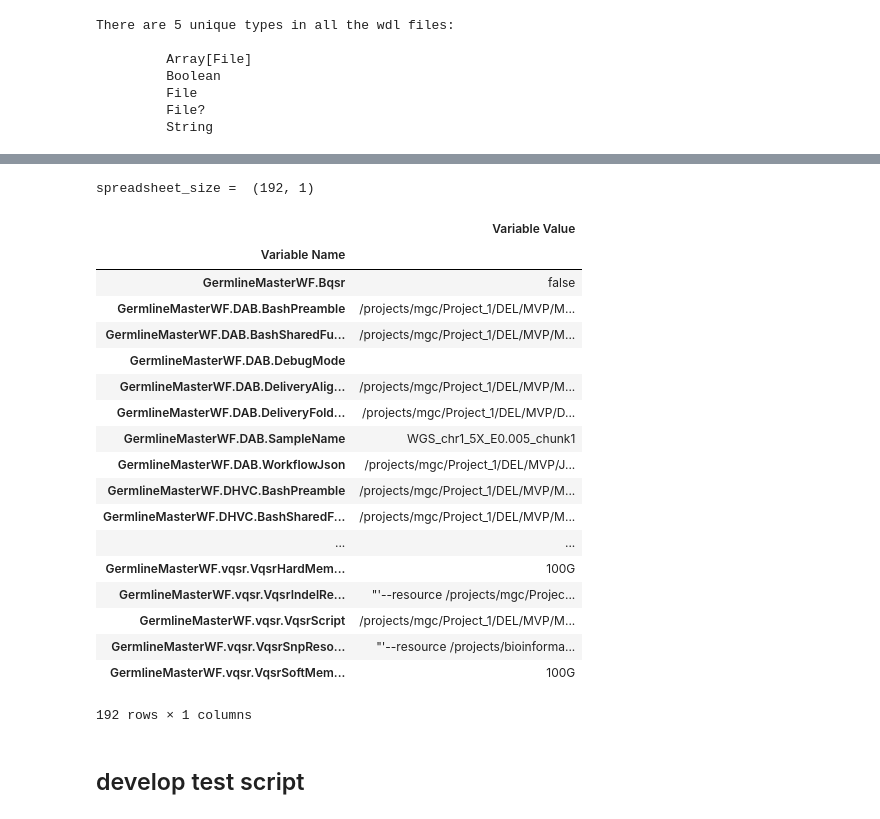
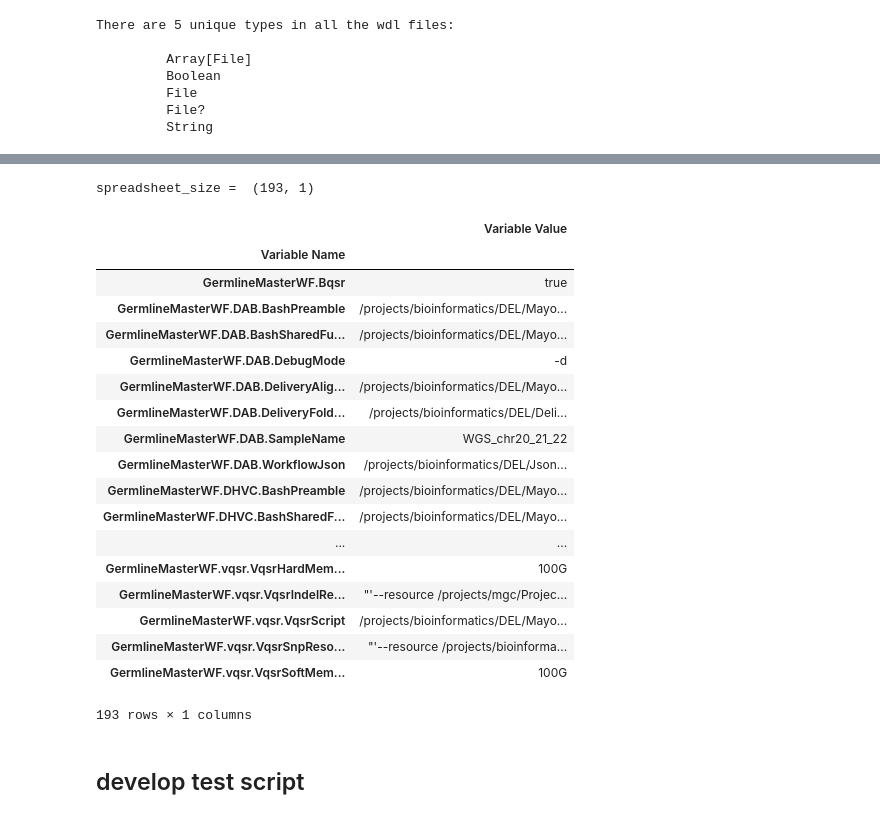
Before and after one commit to dlanier/pipe_tools, a Jupyter notebook: notebooksMayoCode/wdl_variables_spreadsheet.ipynb, the cells around one changed output, grey strips where cells are left out. Saved outputs shown, nothing was run; the diff lists cells and outputs as text; code cells hidden in the pictures.

```diff
--- a/notebooksMayoCode/wdl_variables_spreadsheet.ipynb
+++ b/notebooksMayoCode/wdl_variables_spreadsheet.ipynb
@@ -1,7 +1,7 @@
 # %%
 import warnings
 warnings.filterwarnings('ignore')
-# pandas quard
+# pandas future quard
 
 import os
 import sys
@@ -11,7 +11,10 @@ import numpy as np
 import pandas as pd
 import yaml
 
-clone_base = '/Users/mojo/git_clone/SAM_BAM/'
+clone_base = '/projects/bioinformatics/DEL'
+config_base = clone_base
+
 wdl_directory = os.path.join(clone_base,'MayomicsVC/src/wdl')
+
 os.listdir(wdl_directory)
 # %% [output]
@@ -232,48 +233,48 @@ wdl_df
 # %%
 import yaml
 
 def read_json_to_df(full_filename):
     """ Usage: json_df = read_json_to_df(full_filename)
     read a json file into a spreadsheet
     """
     if os.path.isfile(full_filename) != True:
         run_parameters = {}
     else:
         with open(full_filename, 'r') as file_handle:
             run_parameters = yaml.load(file_handle)
         if not isinstance(run_parameters, dict):
             run_parameters = {}
 
     json_df = pd.DataFrame.from_dict(run_parameters, orient='index', columns=['Variable Value'])
     json_df.index.name = 'Variable Name'
 
     return json_df
 
-
-try_dir = '/Users/mojo/zzIForage/Dec10_Yeah_Upload/Jsons/GermlineMasterWorkflow.FilledIn.json'
+config_base = clone_base
+try_dir = os.path.join(config_base, 'Jsons/GermlineMasterWorkflow.FilledIn.json')
 jojo_df = read_json_to_df(try_dir)
 print('spreadsheet_size = ', jojo_df.shape)
 jojo_df
 # %% [output]
-spreadsheet_size =  (192, 1)
+spreadsheet_size =  (193, 1)
 |  | Variable Value |
 | Variable Name |  |
-| GermlineMasterWF.Bqsr | false |
-| GermlineMasterWF.DAB.BashPreamble | /projects/mgc/Project_1/DEL/MVP/M... |
-| GermlineMasterWF.DAB.BashSharedFu... | /projects/mgc/Project_1/DEL/MVP/M... |
-| GermlineMasterWF.DAB.DebugMode |  |
-| GermlineMasterWF.DAB.DeliveryAlig... | /projects/mgc/Project_1/DEL/MVP/M... |
-| GermlineMasterWF.DAB.DeliveryFold... | /projects/mgc/Project_1/DEL/MVP/D... |
-| GermlineMasterWF.DAB.SampleName | WGS_chr1_5X_E0.005_chunk1 |
-| GermlineMasterWF.DAB.WorkflowJson | /projects/mgc/Project_1/DEL/MVP/J... |
-| GermlineMasterWF.DHVC.BashPreamble | /projects/mgc/Project_1/DEL/MVP/M... |
-| GermlineMasterWF.DHVC.BashSharedF... | /projects/mgc/Project_1/DEL/MVP/M... |
+| GermlineMasterWF.Bqsr | true |
+| GermlineMasterWF.DAB.BashPreamble | /projects/bioinformatics/DEL/Mayo... |
+| GermlineMasterWF.DAB.BashSharedFu... | /projects/bioinformatics/DEL/Mayo... |
+| GermlineMasterWF.DAB.DebugMode | -d |
+| GermlineMasterWF.DAB.DeliveryAlig... | /projects/bioinformatics/DEL/Mayo... |
+| GermlineMasterWF.DAB.DeliveryFold... | /projects/bioinformatics/DEL/Deli... |
+| GermlineMasterWF.DAB.SampleName | WGS_chr20_21_22 |
+| GermlineMasterWF.DAB.WorkflowJson | /projects/bioinformatics/DEL/Json... |
+| GermlineMasterWF.DHVC.BashPreamble | /projects/bioinformatics/DEL/Mayo... |
+| GermlineMasterWF.DHVC.BashSharedF... | /projects/bioinformatics/DEL/Mayo... |
 | ... | ... |
 | GermlineMasterWF.vqsr.VqsrHardMem... | 100G |
 | GermlineMasterWF.vqsr.VqsrIndelRe... | "'--resource /projects/mgc/Projec... |
-| GermlineMasterWF.vqsr.VqsrScript | /projects/mgc/Project_1/DEL/MVP/M... |
+| GermlineMasterWF.vqsr.VqsrScript | /projects/bioinformatics/DEL/Mayo... |
 | GermlineMasterWF.vqsr.VqsrSnpReso... | "'--resource /projects/bioinforma... |
 | GermlineMasterWF.vqsr.VqsrSoftMem... | 100G |
-192 rows × 1 columns
+193 rows × 1 columns
 # %% [markdown]
 ## develop test script
```
Also changed, not shown: parts of 5 cells of this notebook.
